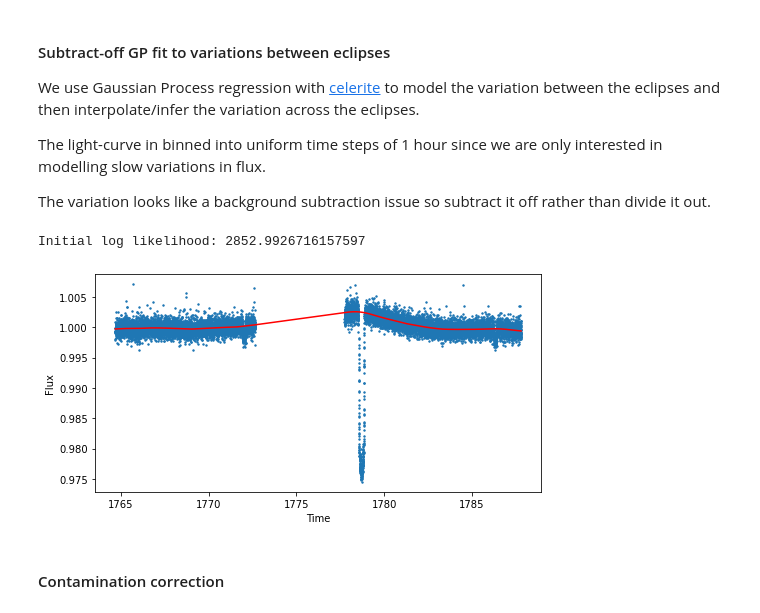
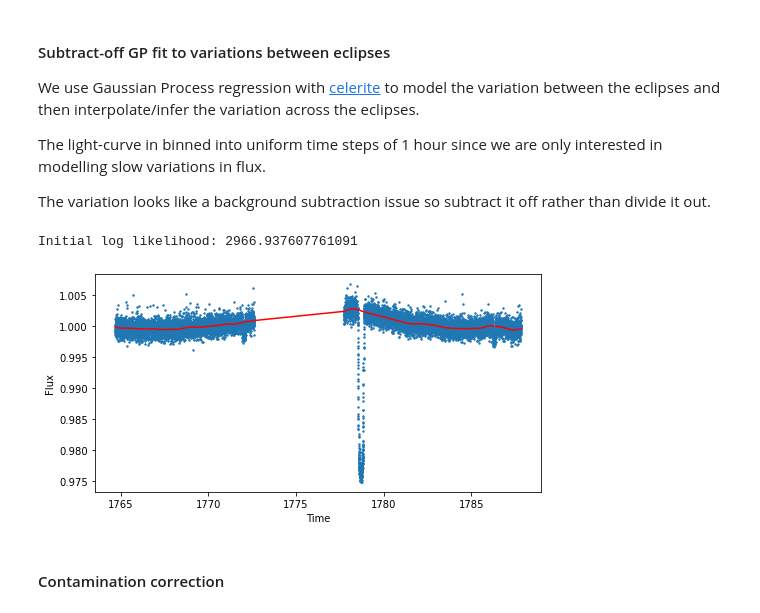
Before and after one commit to pmaxted/pycheops, a Jupyter notebook: pycheops/examples/Notebooks/TESS_fit_EBLM.ipynb, the cells around one changed output. Cells and saved outputs as stored; diff of their text form; code cells hidden in the pictures.

```diff
--- a/pycheops/examples/Notebooks/TESS_fit_EBLM.ipynb
+++ b/pycheops/examples/Notebooks/TESS_fit_EBLM.ipynb
@@ -67,61 +68,45 @@ We use Gaussian Process regression with [celerite](https://celerite.readthedocs.
 
  The variation looks like a background subtraction issue so subtract it off rather than divide it out.
 # %%
-phase = ((((tjd - (T0))/P % 1)+0.25) % 1) - 0.25
+phase = phaser(tjd, P,T0,-0.25)
 mask_out = ((abs(phase) > pwidth/2) & (abs(phase-phsec)>swidth/2)).nonzero()
 mask_in = ((abs(phase) <= pwidth/2) | (abs(phase-phsec)<swidth/2)).nonzero()
 
 tjd_mo = tjd[mask_out]
 flux_mo = flux[mask_out]
 
-n_bin = int(max(tjd)-min(tjd))*24
-n_in_bin,bin_edges = np.histogram(tjd_mo,bins=n_bin)
-bin_indices = np.digitize(tjd_mo,bin_edges)
-t_bin = np.zeros(n_bin)
-f_bin = np.zeros(n_bin)
-e_bin = np.zeros(n_bin)
-min_in_bin = 8
-for i,n in enumerate(n_in_bin):
-    if n > min_in_bin:
-        t_bin[i] = mean(tjd_mo[bin_indices == i+1])
-        f_bin[i] = median(flux_mo[bin_indices == i+1])
-        e_bin[i] = 1.25*mean(abs(flux_mo[bin_indices == i+1] - f_bin[i]))/sqrt(n)
-
-mask_not_empty = (e_bin > 0)
-t_bin = t_bin[mask_not_empty]
-f_bin = f_bin[mask_not_empty]
-e_bin = e_bin[mask_not_empty]
+t_bin, f_bin, e_bin, n_bin = lcbin(tjd_mo, flux_mo,binwidth=1/24,nmin=8)
 
 Q = 1.0
 w0 = 1.0
 S0 = np.var(f_bin) / (w0 * Q)
 bounds = dict(log_S0=(-25, 15), log_Q=(-15, 15), log_omega0=(-15, 25))
 kernel = terms.SHOTerm(log_S0=np.log(S0), log_Q=np.log(Q), log_omega0=np.log(w0),
                         bounds=bounds)
 gp = celerite.GP(kernel, mean=np.mean(f_bin))
 gp.compute(t_bin, yerr=e_bin)  # You always need to call compute once.
 print("Initial log likelihood: {0}".format(gp.log_likelihood(f_bin)))
 def neg_log_like(params, f_bin, gp):
     gp.set_parameter_vector(params)
     return -gp.log_likelihood(f_bin)
 
 initial_params = gp.get_parameter_vector()
 bounds = gp.get_parameter_bounds()
 
 r = minimize(neg_log_like, initial_params, method="L-BFGS-B", bounds=bounds, args=(f_bin, gp))
 gp.set_parameter_vector(r.x)
 pred_mean = gp.predict(f_bin, tjd,return_cov=False,return_var=False)
 
 fig1, ax1 = subplots(figsize=(8,4))
 ax1.scatter(tjd,flux,s=2)
 ax1.plot(tjd, pred_mean, color='r')
 ax1.set_xlabel('Time')
 ax1.set_ylabel('Flux')
 
 flux = 1 + flux - pred_mean
 # %% [output]
-Initial log likelihood: 2852.9926716157597
+Initial log likelihood: 2966.937607761091
-[figure, old version]
+[figure, new version]
 # %% [markdown]
 #### Contamination correction
 # %%
```
Also changed, not shown: parts of 9 cells of this notebook, 9 other files.
